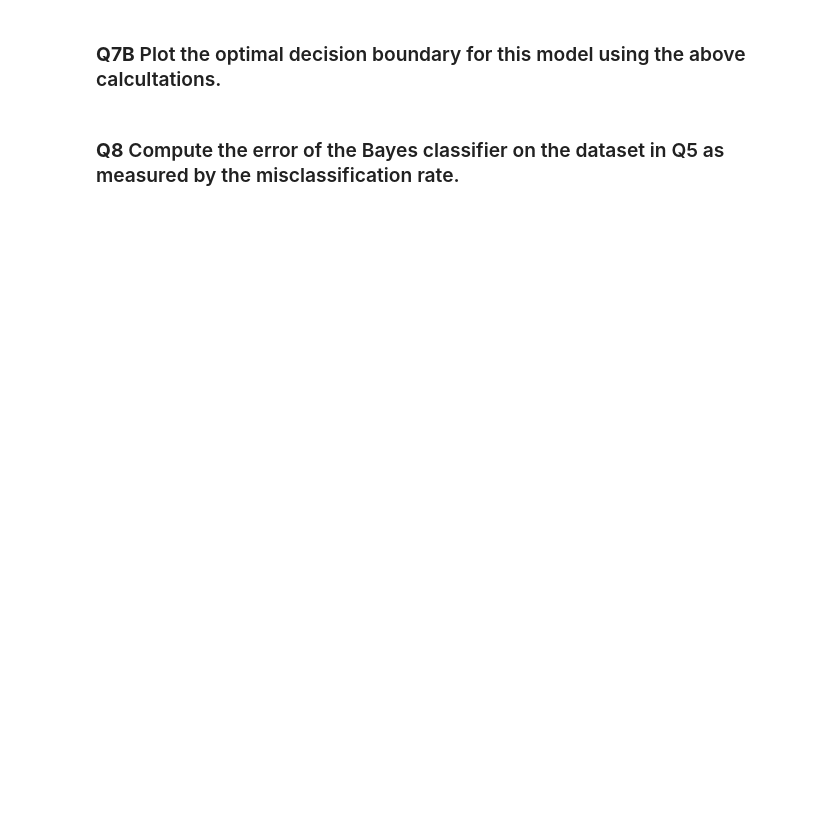
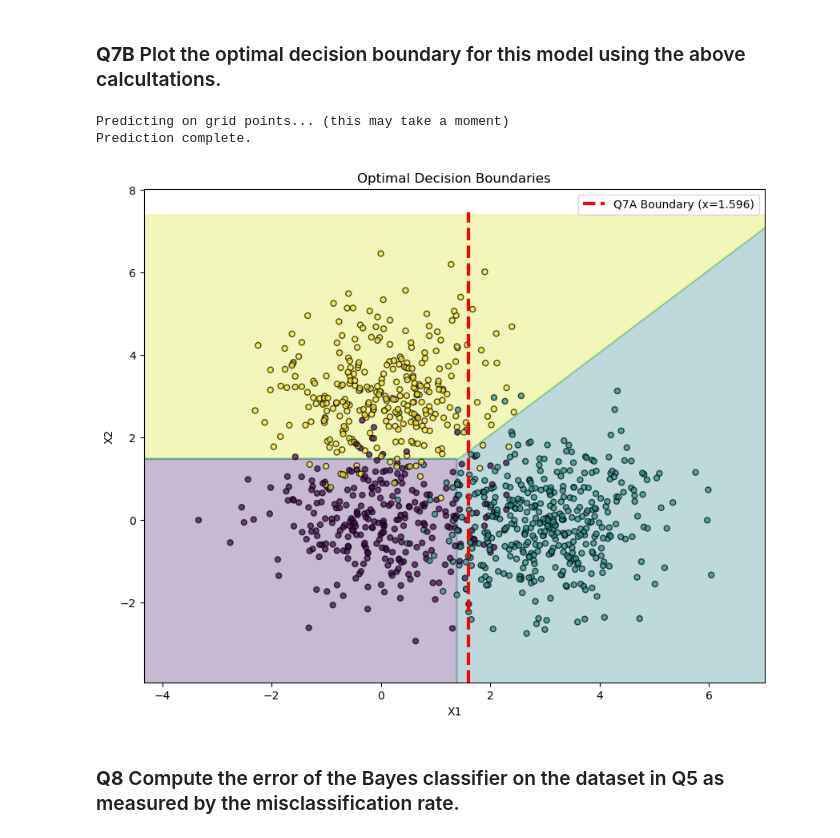
Before and after one commit to Jerry0209/FundamentalLearningEPFL, a Jupyter notebook: HW2/hw2_theory_v1_Tianrui.ipynb, the cells around one changed output. Drawn from its saved outputs; the diff is of its cells as text; code cells hidden in the pictures; blank space fills up the shorter version.

```diff
--- a/HW2/hw2_theory_v1_Tianrui.ipynb
+++ b/HW2/hw2_theory_v1_Tianrui.ipynb
@@ -52,4 +460,34 @@ We define the decision boundary between two classes $c_i$ and $c_j$ as the set o
 # %% [markdown]
 ### **Q7B** Plot the optimal decision boundary for this model using the above calcultations.
+# %%
+# Use plot_decision_boundary_base() function to plot
+y_min_q5, y_max_q5 = plot_decision_boundary_base(
+    pis,
+    means,
+    covs,
+    K,
+    samples_data,
+    labels_data
+)
+
+# Boundary in Q7A
+x_boundary_1_2 = (4.5 - np.log(0.75)) / 3.0
+
+# Show this boundary
+plt.vlines(x=x_boundary_1_2,
+           ymin=y_min_q5,
+           ymax=y_max_q5,
+           colors='red',
+           linestyles='--',
+           linewidth=3,
+           label=f'Q7A Boundary (x={x_boundary_1_2:.3f})')
+
+plt.legend()
+plt.show()
+# plot_decision_boundary_base(pis, means, covs, K, samples_data, labels_data)
+# %% [output]
+Predicting on grid points... (this may take a moment)
+Prediction complete.
+[figure, added]
 # %% [markdown]
 ### **Q8** Compute the error of the Bayes classifier on the dataset in Q5 as measured by the misclassification rate.
```
Also changed, not shown: parts of 18 cells of this notebook, 5 other files.
